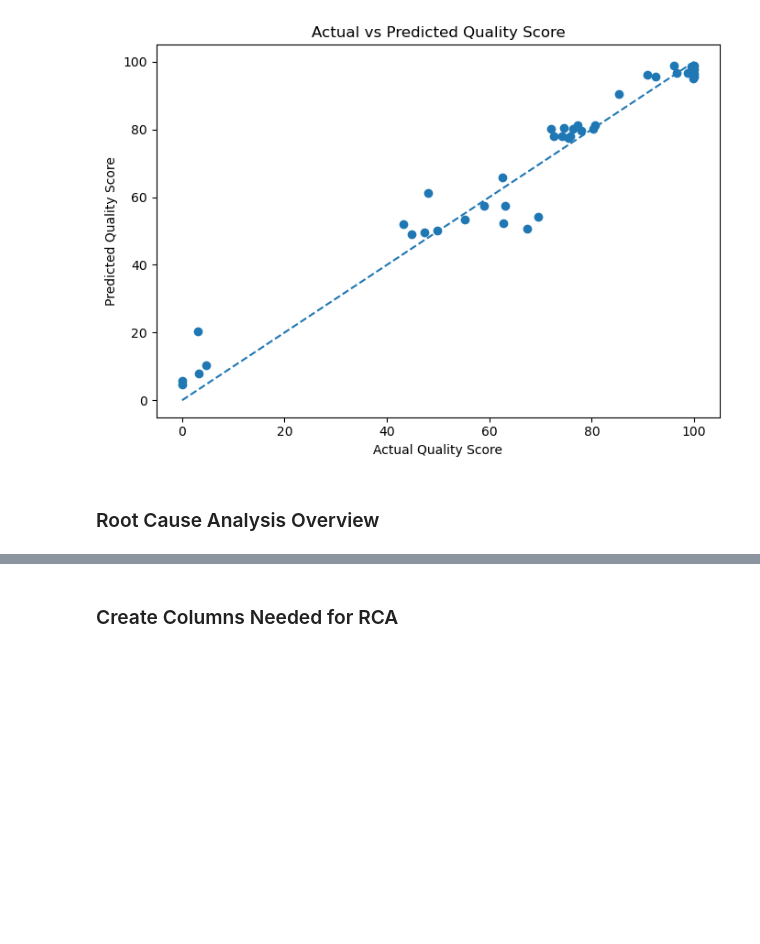
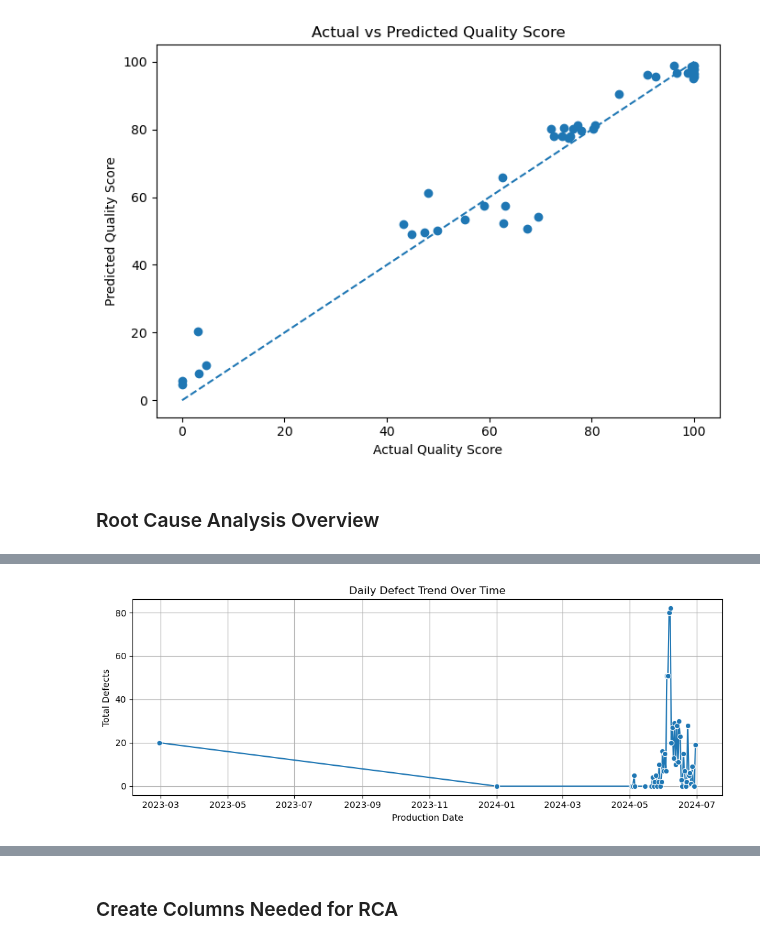
Before and after one commit to bbhatta10/Smart-Quality-Analysis, a Jupyter notebook: ManuQuality.ipynb, the cells around one changed output, grey strips where cells are left out. Cells and saved outputs as stored; diff of their text form; code cells hidden in the pictures; blank space fills up the shorter version.

```diff
--- a/ManuQuality.ipynb
+++ b/ManuQuality.ipynb
@@ -834,0 +836,26 @@ df.head()
+# %%
+
+import pandas as pd
+import matplotlib.pyplot as plt
+import seaborn as sns
+
+# Load data
+df = pd.read_csv("manufacturing-quality-control-dataset.csv")
+
+# Convert date column
+df["production_date"] = pd.to_datetime(df["production_date"], errors="coerce")
+
+# Aggregate defect count by date
+daily_defects = df.groupby("production_date")["defect_count"].sum().reset_index()
+
+plt.figure(figsize=(10,4))
+sns.lineplot(data=daily_defects, x="production_date", y="defect_count", marker="o")
+
+plt.title("Daily Defect Trend Over Time")
+plt.xlabel("Production Date")
+plt.ylabel("Total Defects")
+plt.grid(True)
+plt.tight_layout()
+plt.show()
+# %% [output]
+[figure, added]
```
Also changed, not shown: parts of 6 cells of this notebook.
